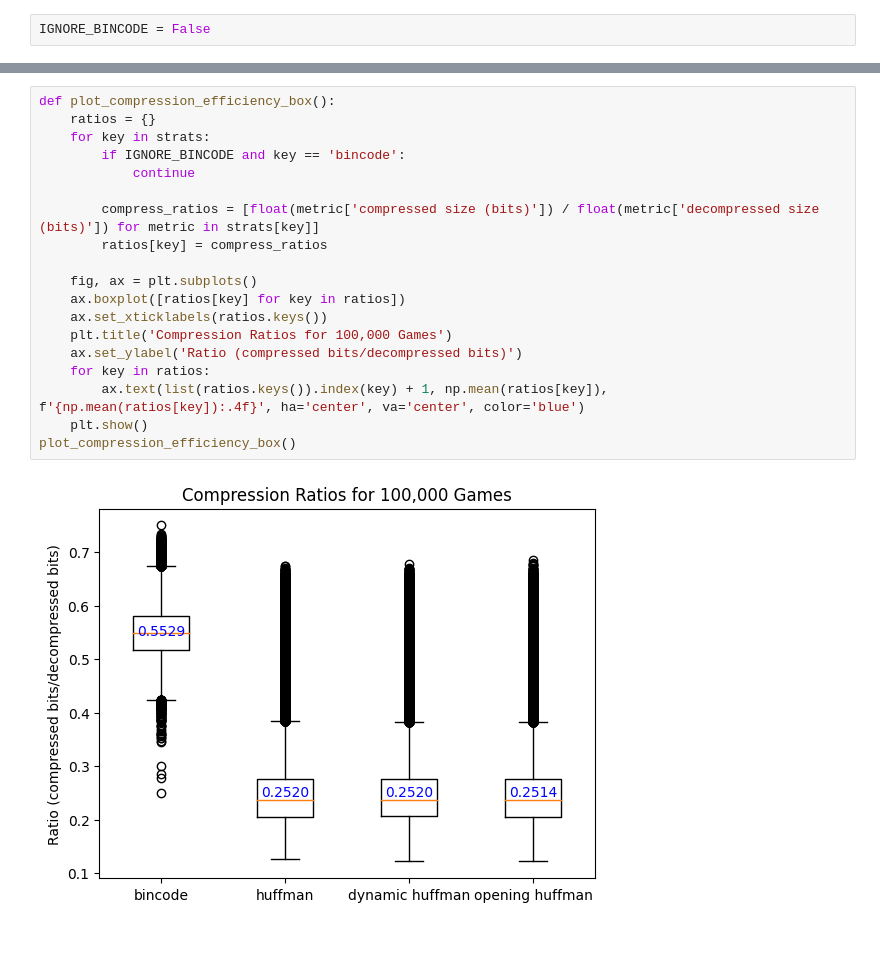
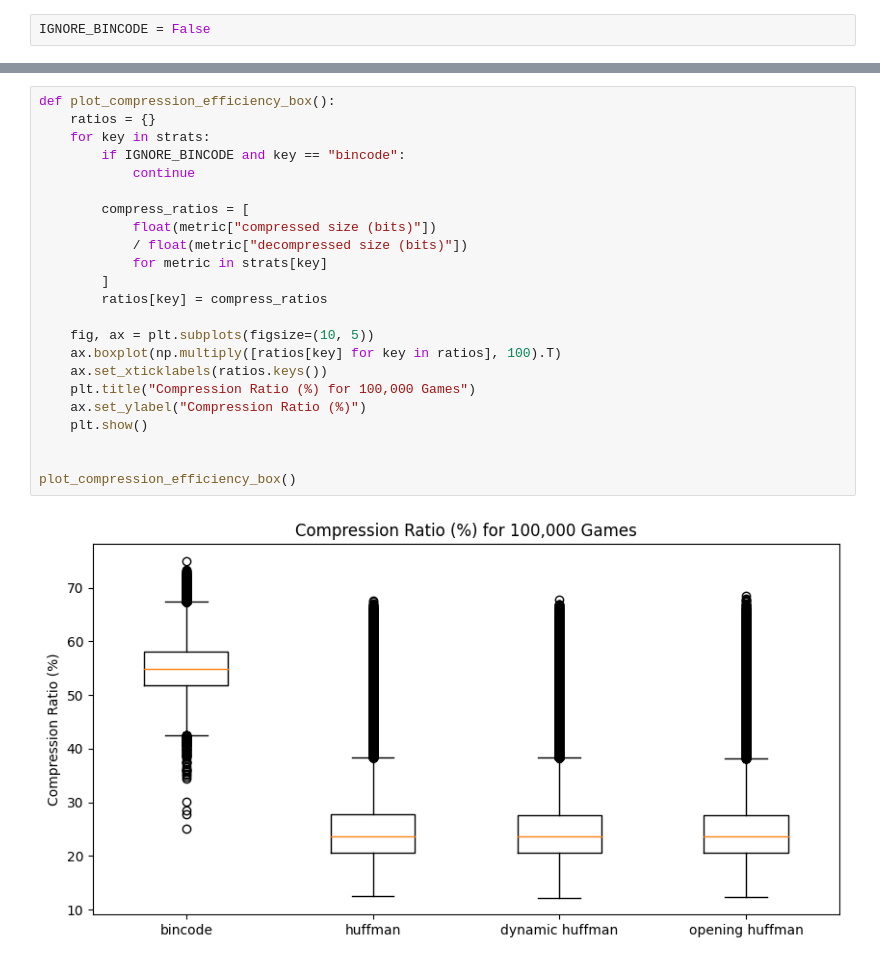
Before and after one commit to JadenStrudwick/CompressedGameNotation, a Jupyter notebook: benchmarking/lichessDataset/lichessDatasetPlotter.ipynb, the cells around one changed output, grey strips where cells are left out. Saved outputs shown, nothing was run; the diff lists cells and outputs as text.

```diff
--- a/benchmarking/lichessDataset/lichessDatasetPlotter.ipynb
+++ b/benchmarking/lichessDataset/lichessDatasetPlotter.ipynb
@@ -183,23 +274,27 @@ opening huffman 0.008161043311810001
 # %%
 def plot_compression_efficiency_box():
     ratios = {}
     for key in strats:
-        if IGNORE_BINCODE and key == 'bincode':
+        if IGNORE_BINCODE and key == "bincode":
             continue
 
-        compress_ratios = [float(metric['compressed size (bits)']) / float(metric['decompressed size (bits)']) for metric in strats[key]]
+        compress_ratios = [
+            float(metric["compressed size (bits)"])
+            / float(metric["decompressed size (bits)"])
+            for metric in strats[key]
+        ]
         ratios[key] = compress_ratios
 
-    fig, ax = plt.subplots()
-    ax.boxplot([ratios[key] for key in ratios])
+    fig, ax = plt.subplots(figsize=(10, 5))
+    ax.boxplot(np.multiply([ratios[key] for key in ratios], 100).T)
     ax.set_xticklabels(ratios.keys())
-    plt.title('Compression Ratios for 100,000 Games')
-    ax.set_ylabel('Ratio (compressed bits/decompressed bits)')
-    for key in ratios:
-        ax.text(list(ratios.keys()).index(key) + 1, np.mean(ratios[key]), f'{np.mean(ratios[key]):.4f}', ha='center', va='center', color='blue')
+    plt.title("Compression Ratio (%) for 100,000 Games")
+    ax.set_ylabel("Compression Ratio (%)")
     plt.show()
+
+
 plot_compression_efficiency_box()
 # %% [output]
-[figure, old version]
+[figure, new version]
 # %%
 def plot_bpm_bar():
```
Also changed, not shown: parts of 10 cells of this notebook, 3 other files.
